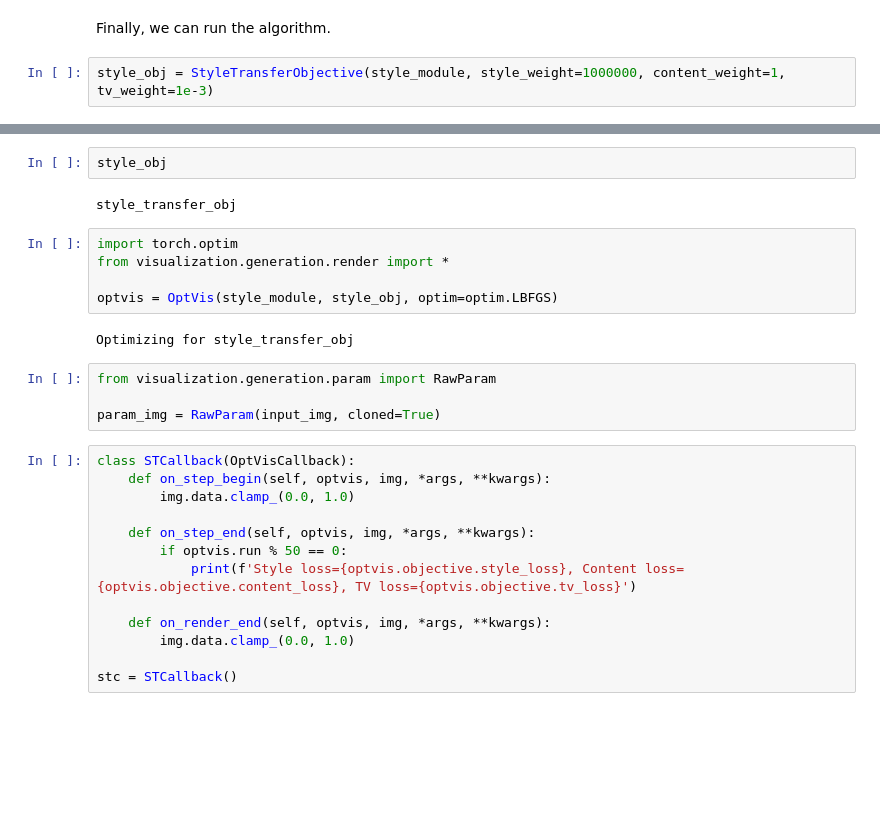
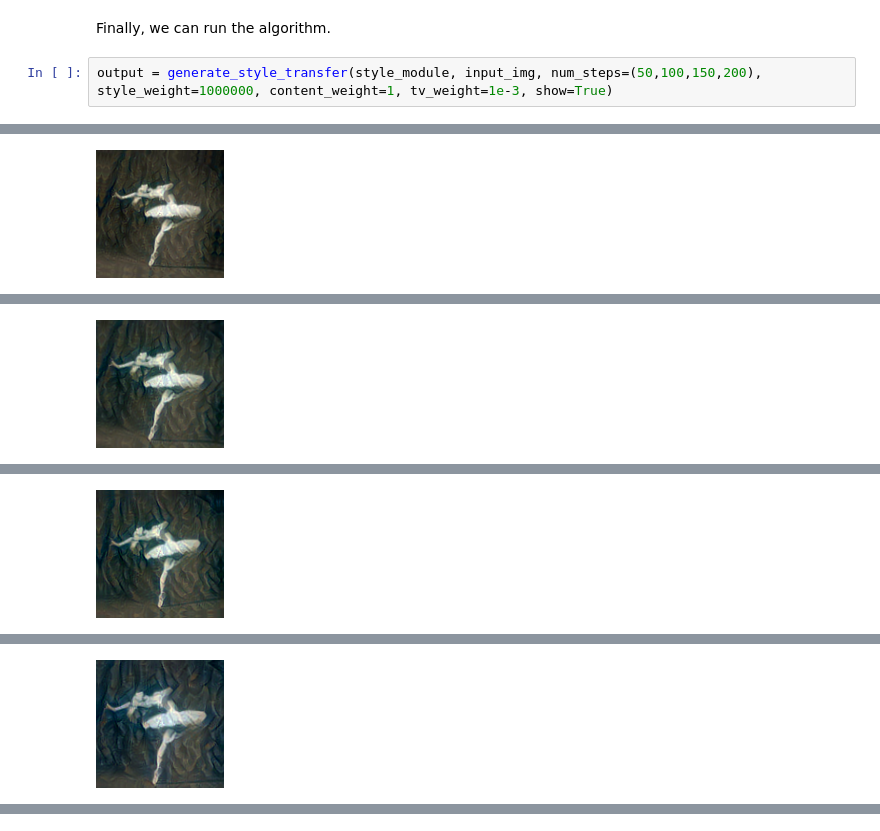
Before and after one commit to deepfx/netlens, a Jupyter notebook: nbs/examples/neural_style_tutorial-refactored.ipynb, the cells around one changed output, grey strips where cells are left out. Saved outputs shown, nothing was run; the diff lists cells and outputs as text; blank space fills up the shorter version.

```diff
--- a/nbs/examples/neural_style_tutorial-refactored.ipynb
+++ b/nbs/examples/neural_style_tutorial-refactored.ipynb
@@ -261,4 +217,5 @@ between 0 to 1 each time the network is run.
 # %% [markdown]
 Finally, we can run the algorithm.
 # %%
-style_obj = StyleTransferObjective(style_module, style_weight=1000000, content_weight=1, tv_weight=1e-3)
+output = generate_style_transfer(style_module, input_img, num_steps=(50,100,150,200), style_weight=1000000, content_weight=1, tv_weight=1e-3, show=True)
+# %% [output]
@@ -264,0 +223 @@ style_obj = StyleTransferObjective(style_module, style_weight=1000000, content_w
+[figure, added]
@@ -264,0 +226 @@ style_obj = StyleTransferObjective(style_module, style_weight=1000000, content_w
+[figure, added]
@@ -264,0 +229 @@ style_obj = StyleTransferObjective(style_module, style_weight=1000000, content_w
+[figure, added]
@@ -264,0 +232 @@ style_obj = StyleTransferObjective(style_module, style_weight=1000000, content_w
+[figure, added]
@@ -265,28 +233,0 @@ style_obj = StyleTransferObjective(style_module, style_weight=1000000, content_w
-# %%
-style_obj
-# %% [output]
-style_transfer_obj
-# %%
-import torch.optim
-from visualization.generation.render import *
-
-optvis = OptVis(style_module, style_obj, optim=optim.LBFGS)
-# %% [output]
-Optimizing for style_transfer_obj
-# %%
-from visualization.generation.param import RawParam
-
-param_img = RawParam(input_img, cloned=True)
-# %%
-class STCallback(OptVisCallback):
-    def on_step_begin(self, optvis, img, *args, **kwargs):
-        img.data.clamp_(0.0, 1.0)
-
-    def on_step_end(self, optvis, img, *args, **kwargs):
-        if optvis.run % 50 == 0:
-            print(f'Style loss={optvis.objective.style_loss}, Content loss={optvis.objective.content_loss}, TV loss={optvis.objective.tv_loss}')
-
-    def on_render_end(self, optvis, img, *args, **kwargs):
-        img.data.clamp_(0.0, 1.0)
-
-stc = STCallback()
```
Also changed, not shown: parts of 18 cells of this notebook, 20 other files.
